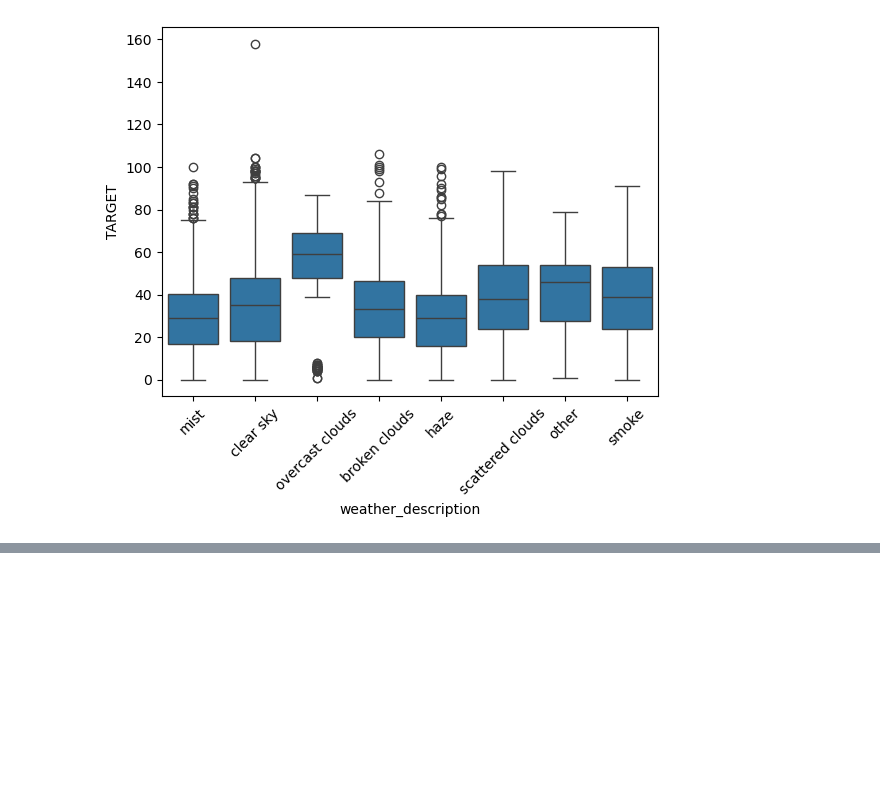
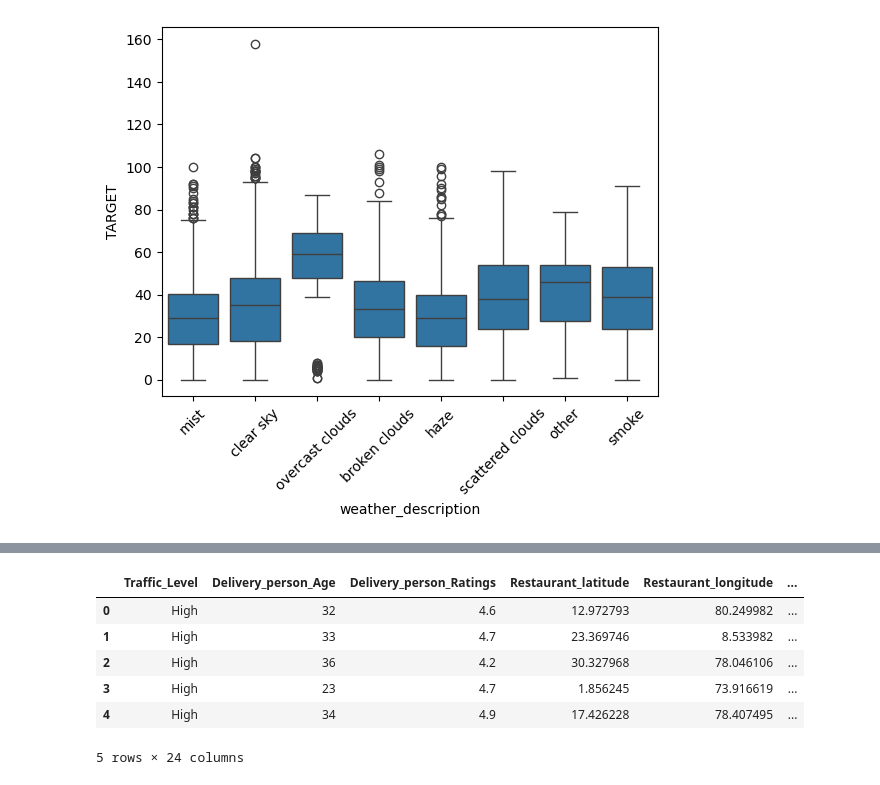
Before and after one commit to McNuggetsIT/FoodDeliveryTime, a Jupyter notebook: Fdt.ipynb, the cells around one changed output, grey strips where cells are left out. Drawn from its saved outputs; the diff is of its cells as text; code cells hidden in the pictures; blank space fills up the shorter version.

```diff
--- a/Fdt.ipynb
+++ b/Fdt.ipynb
@@ -354,3 +354,11 @@ plt.xticks(rotation=45)
 plt.show()
 # %% [output]
 [figure]
+# %%
+categorical_cols = [
+    "weather_description",
+    "Type_of_order",
+    "Type_of_vehicle"
+]
+
+df = pd.get_dummies(df, columns=categorical_cols, drop_first=True)
@@ -356,0 +386,14 @@ plt.show()
+# %%
+df = df.astype({col: 'int' for col in df.select_dtypes('bool').columns})
+# %%
+df = df.drop(columns=["Delivery_person_ID"])
+# %%
+df.head()
+# %% [output]
+|  | Traffic_Level | Delivery_person_Age | Delivery_person_Ratings | Restaurant_latitude | Restaurant_longitude | ... |
+| 0 | High | 32 | 4.6 | 12.972793 | 80.249982 | ... |
+| 1 | High | 33 | 4.7 | 23.369746 | 8.533982 | ... |
+| 2 | High | 36 | 4.2 | 30.327968 | 78.046106 | ... |
+| 3 | High | 23 | 4.7 | 1.856245 | 73.916619 | ... |
+| 4 | High | 34 | 4.9 | 17.426228 | 78.407495 | ... |
+5 rows × 24 columns
```
Also changed, not shown: parts of 1 cell of this notebook.
